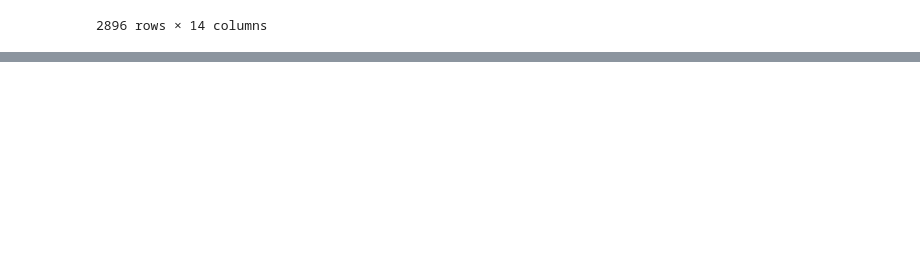
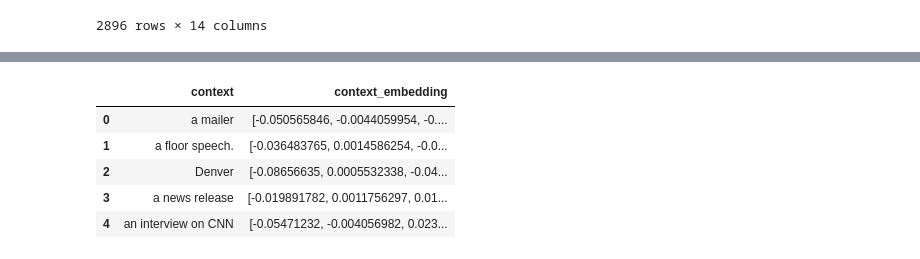
Before and after one commit to sigalgrabois/ADS_final_project, a Jupyter notebook: fake_news_detection_final.ipynb, the cells around one changed output, grey strips where cells are left out. Cells and saved outputs as stored; diff of their text form; code cells hidden in the pictures; blank space fills up the shorter version.

Commit message:
add all feature embeddings into final file

```diff
--- a/fake_news_detection_final.ipynb
+++ b/fake_news_detection_final.ipynb
@@ -127,0 +179,13 @@ Error:
+# %%
+# Subject - word to vec embedding
+
+# Train a Word2Vec model on the processed subjects
+subject_model = Word2Vec(sentences=train_data['processed_subject'], vector_size=200, window=10, min_count=1, workers=4)
+
+
+# Apply the function to the 'processed_subject' column and save the embedding as a list
+vector_size = subject_model.vector_size
+train_data['subject_embedding'] = train_data['processed_subject'].apply(lambda x: get_average_word2vec(x, subject_model, vector_size).tolist())
+
+# Display the first few rows to verify the embeddings
+train_data[['subject', 'subject_embedding']]
@@ -127,0 +324,14 @@ Error:
+# %%
+# party -
+# get info on party column, the different values and the number of samples for each value
+train_data['party'].value_counts()
+from sklearn.preprocessing import LabelEncoder
+
+# Initialize the LabelEncoder
+label_encoder = LabelEncoder()
+
+# Fit and transform the 'party' column
+train_data['party_encoded'] = label_encoder.fit_transform(train_data['party'])
+
+# Display the first few rows to verify the result
+display(train_data.head())
@@ -127,0 +348,25 @@ Error:
+# %%
+# context - docs2vec embedding
+from gensim.models.doc2vec import Doc2Vec, TaggedDocument
+import pandas as pd
+import numpy as np
+
+
+# Create TaggedDocuments for the Doc2Vec model (each document is a list of tokens from 'context')
+documents = [TaggedDocument(words=row, tags=[i]) for i, row in enumerate(train_data['processed_context'])]
+
+# Train a Doc2Vec model
+doc2vec_model = Doc2Vec(documents, vector_size=100, window=5, min_count=1, workers=4, epochs=20)
+
+# Generate Doc2Vec embeddings for each 'context'
+train_data['context_embedding'] = train_data['processed_context'].apply(lambda x: doc2vec_model.infer_vector(x))
+
+# Display the first few rows with context embeddings
+display(train_data[['context', 'context_embedding']].head())
+# %% [output]
+|  | context | context_embedding |
+| 0 | a mailer | [-0.050565846, -0.0044059954, -0.... |
+| 1 | a floor speech. | [-0.036483765, 0.0014586254, -0.0... |
+| 2 | Denver | [-0.08656635, 0.0005532338, -0.04... |
+| 3 | a news release | [-0.019891782, 0.0011756297, 0.01... |
+| 4 | an interview on CNN | [-0.05471232, -0.004056982, 0.023... |
```
Also changed, not shown: parts of 18 cells of this notebook, 1 other file.
